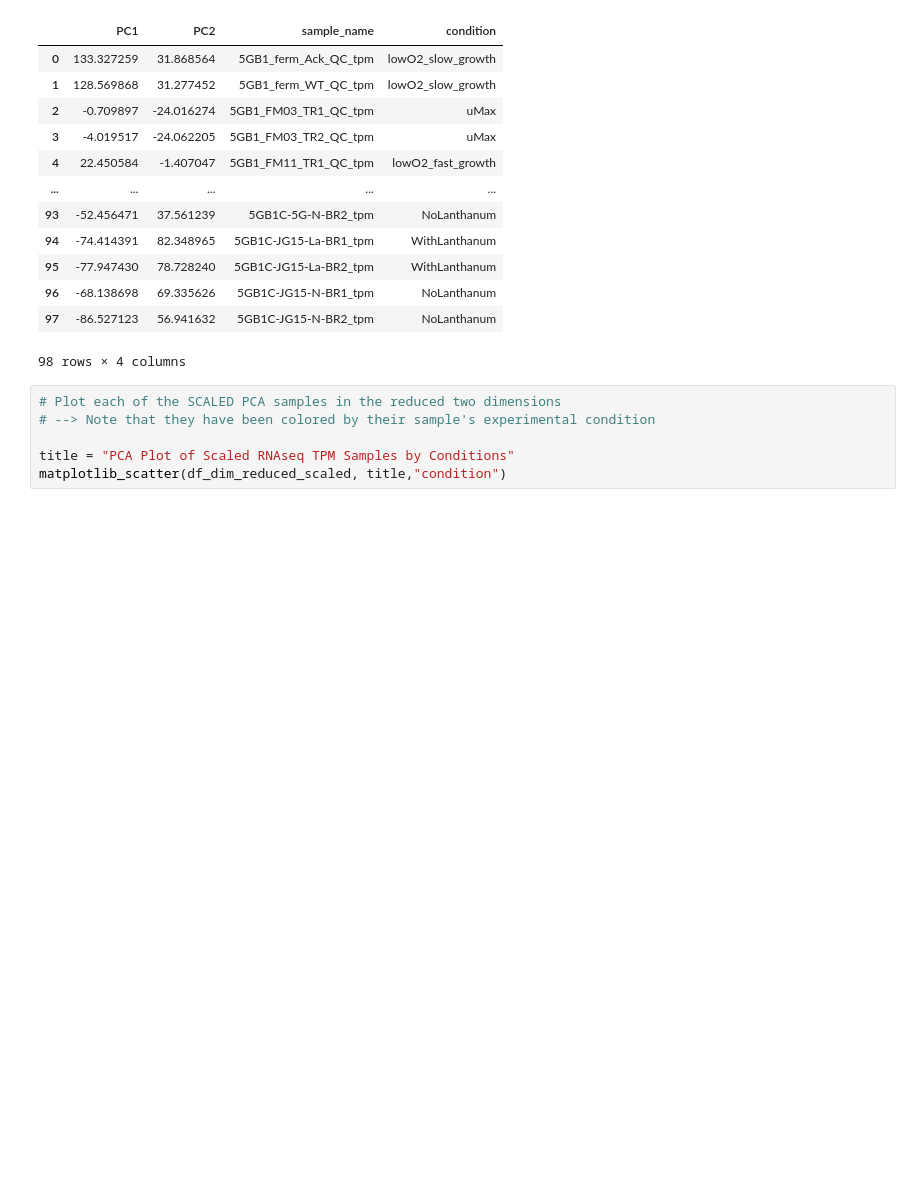
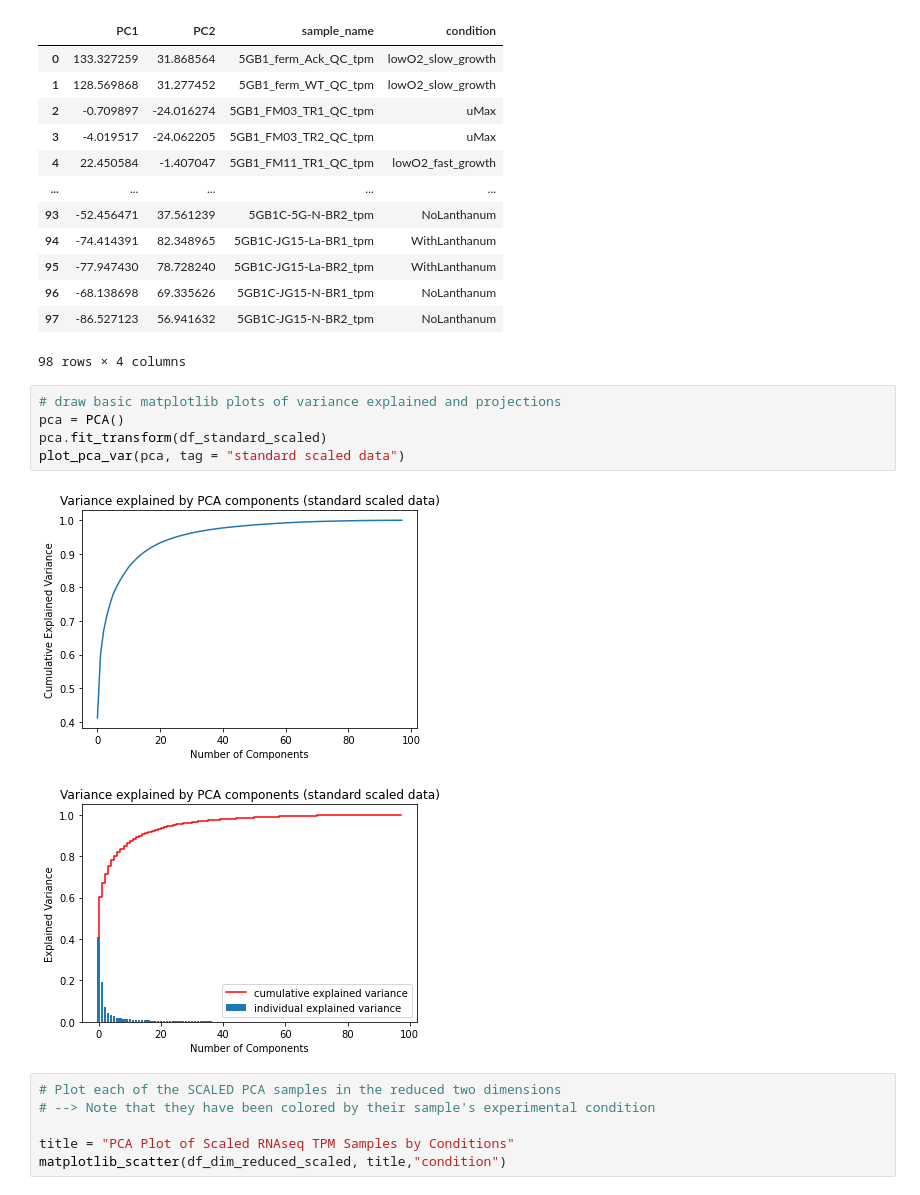
Before and after one commit to vsk-1167/research-5G-transcriptomic-exploration, a Jupyter notebook: dimRed_and_cluster_tpm_data.ipynb, the cells around one changed output. Saved outputs shown, nothing was run; the diff lists cells and outputs as text; blank space fills up the shorter version.

```diff
--- a/dimRed_and_cluster_tpm_data.ipynb
+++ b/dimRed_and_cluster_tpm_data.ipynb
@@ -340,6 +381,14 @@ df_dim_reduced_scaled
 | 96 | -68.138698 | 69.335626 | 5GB1C-JG15-N-BR1_tpm | NoLanthanum |
 | 97 | -86.527123 | 56.941632 | 5GB1C-JG15-N-BR2_tpm | NoLanthanum |
 98 rows × 4 columns
+# %%
+# draw basic matplotlib plots of variance explained and projections
+pca = PCA()
+pca.fit_transform(df_standard_scaled)
+plot_pca_var(pca, tag = "standard scaled data")
+# %% [output]
+[figure, added]
+[figure, added]
 # %%
 # Plot each of the SCALED PCA samples in the reduced two dimensions
 # --> Note that they have been colored by their sample's experimental condition
```
Also changed, not shown: parts of 7 cells of this notebook, 13 other files.
